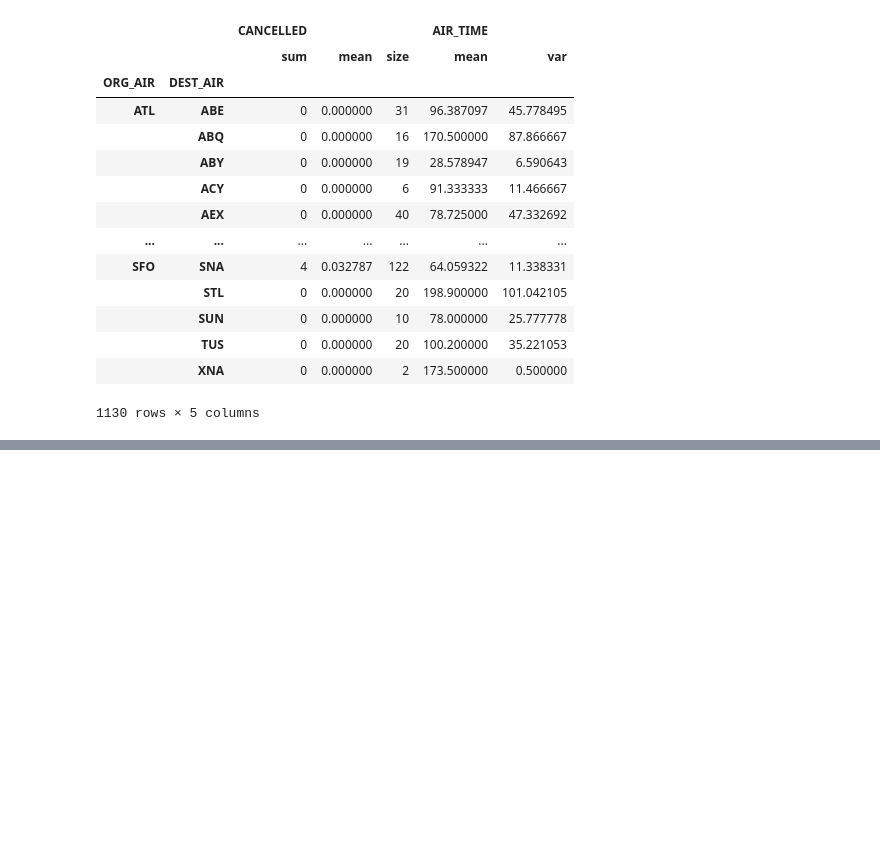
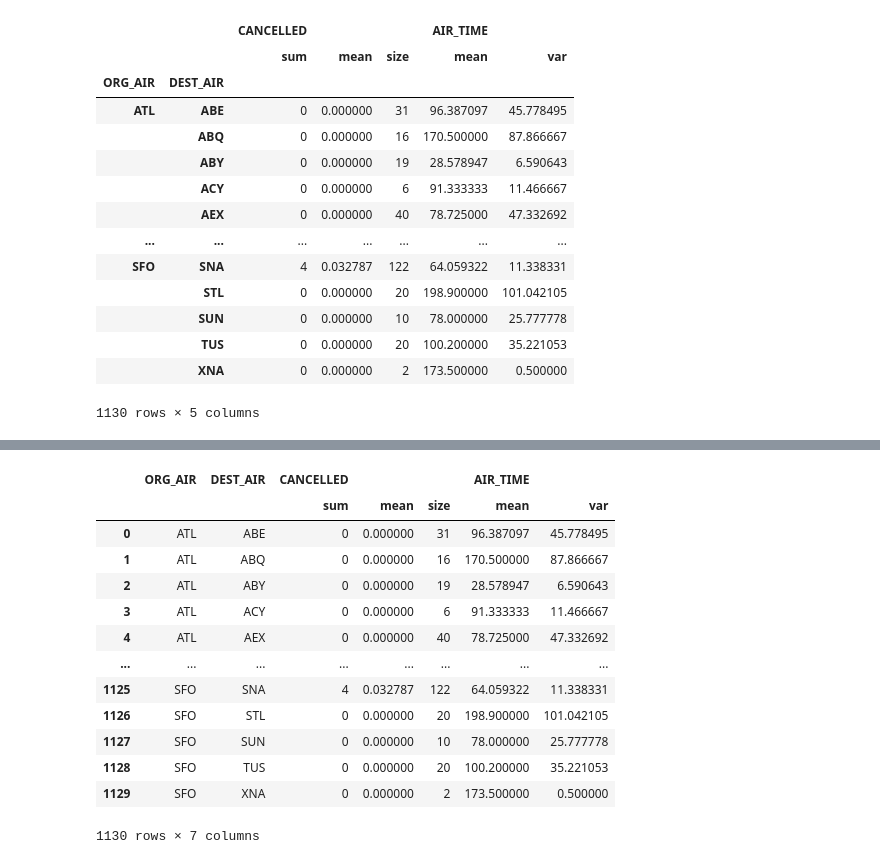
Before and after one commit to manjunath-hanmantgad/python-development, a Jupyter notebook: Pandas-Cookbook-Second-Edition-master/Pandas-Cookbook-Second-Edition-master/Grouping for Aggregation, Filtration, and Transformation.ipynb, the cells around one changed output, grey strips where cells are left out. Drawn from its saved outputs; the diff is of its cells as text; code cells hidden in the pictures; blank space fills up the shorter version.

```diff
--- a/Pandas-Cookbook-Second-Edition-master/Pandas-Cookbook-Second-Edition-master/Grouping for Aggregation, Filtration, and Transformation.ipynb
+++ b/Pandas-Cookbook-Second-Edition-master/Pandas-Cookbook-Second-Edition-master/Grouping for Aggregation, Filtration, and Transformation.ipynb
@@ -137,3 +137,6 @@ flights.groupby(['ORG_AIR','DEST_AIR']).agg({'CANCELLED':[np.sum,np.mean,np.size
 |  | TUS | 0 | 0.000000 | 20 | 100.200000 | 35.221053 |
 |  | XNA | 0 | 0.000000 | 2 | 173.500000 | 0.500000 |
 1130 rows × 5 columns
+# %%
+airlines = flights.groupby(['ORG_AIR','DEST_AIR']).agg({'CANCELLED':[np.sum,np.mean,np.size],'AIR_TIME':[np.mean,np.var]})
+airlines
@@ -139,0 +159,20 @@ flights.groupby(['ORG_AIR','DEST_AIR']).agg({'CANCELLED':[np.sum,np.mean,np.size
+# %%
+#this creates multiindex
+# to get rid of multi index do reset_index
+
+airlines.reset_index()
+# %% [output]
+|  | ORG_AIR | DEST_AIR | CANCELLED |  |  | AIR_TIME |  |
+|  |  |  | sum | mean | size | mean | var |
+| 0 | ATL | ABE | 0 | 0.000000 | 31 | 96.387097 | 45.778495 |
+| 1 | ATL | ABQ | 0 | 0.000000 | 16 | 170.500000 | 87.866667 |
+| 2 | ATL | ABY | 0 | 0.000000 | 19 | 28.578947 | 6.590643 |
+| 3 | ATL | ACY | 0 | 0.000000 | 6 | 91.333333 | 11.466667 |
+| 4 | ATL | AEX | 0 | 0.000000 | 40 | 78.725000 | 47.332692 |
+| ... | ... | ... | ... | ... | ... | ... | ... |
+| 1125 | SFO | SNA | 4 | 0.032787 | 122 | 64.059322 | 11.338331 |
+| 1126 | SFO | STL | 0 | 0.000000 | 20 | 198.900000 | 101.042105 |
+| 1127 | SFO | SUN | 0 | 0.000000 | 10 | 78.000000 | 25.777778 |
+| 1128 | SFO | TUS | 0 | 0.000000 | 20 | 100.200000 | 35.221053 |
+| 1129 | SFO | XNA | 0 | 0.000000 | 2 | 173.500000 | 0.500000 |
+1130 rows × 7 columns
```
Also changed, not shown: parts of 1 cell of this notebook.
